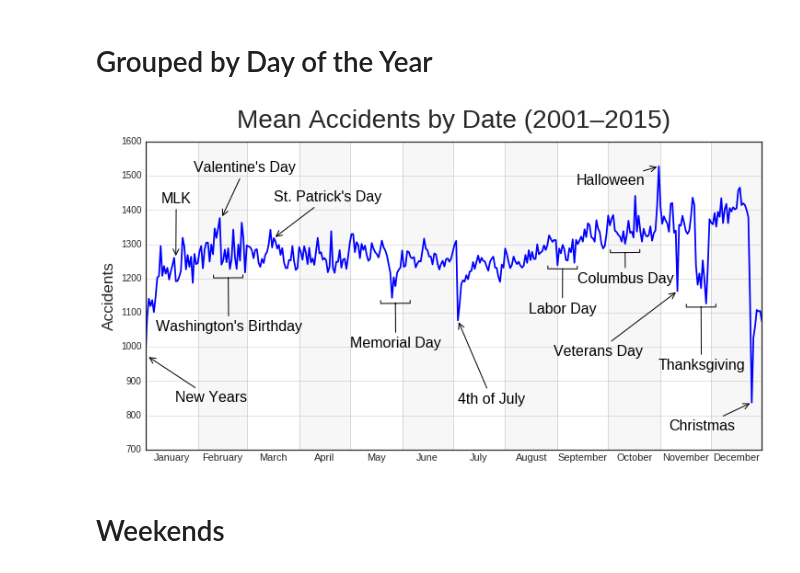
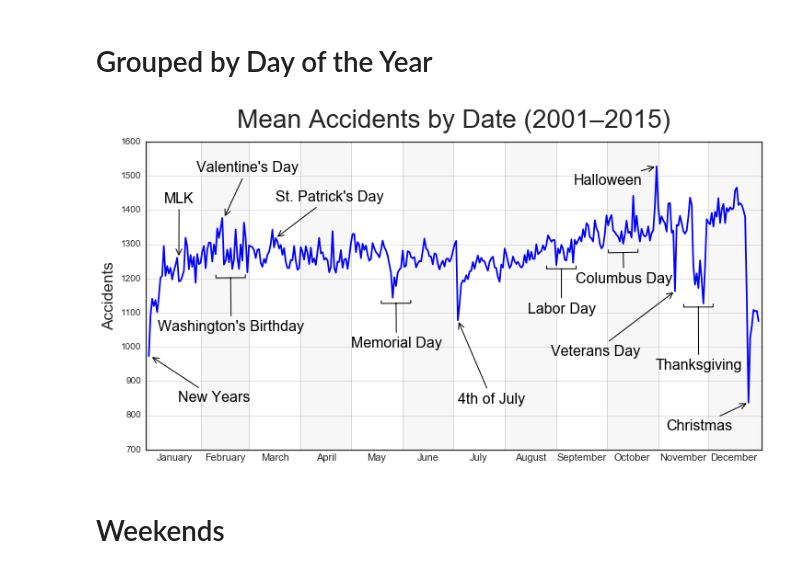
Before and after one commit to agude/agude.github.io, a Jupyter notebook: files/switrs_accidents_by_date/SWITRS Crash Dates.ipynb, the cells around one changed output. Saved outputs shown, nothing was run; the diff lists cells and outputs as text; code cells hidden in the pictures.

Commit message:
Tweak SWITRS date plot
Adjust the start and end of the plot so as not to obscure any of the
data points.

```diff
--- a/files/switrs_accidents_by_date/SWITRS Crash Dates.ipynb
+++ b/files/switrs_accidents_by_date/SWITRS Crash Dates.ipynb
@@ -161,6 +161,7 @@ ax = mean_crashes[CRASH_COL].plot(
 
 # Set Y Range and grid
 ax.set_ylim([700, 1600])
+ax.set_xlim([-2, 367])  # Avoid hiding the start/end points
 ax.grid()
 
 # Set axis labels
@@ -177,34 +178,34 @@ ax.set_xticklabels([])
 ax.set_xticks(minor_x, minor=True)
 ax.set_xticklabels(labels, minor=True, size=11)
 
 # Shade every other month
 for i in range(0, len(major_x)-1, 2):
     start = major_x[i+1]
     end = major_x[i+2]
     ax.axvspan(start, end, color="black", alpha=0.03)
 
 # Federal Holidays
 annotate_year(mean_crashes, ax, 1, 1, "New Years", (30, -50))
 annotate_year(mean_crashes, ax, 1, 18, "MLK", (-16, 60))
 annotate_year(mean_crashes, ax, 2, 18, "Washington's Birthday", (-79, -60), (0, -40), arrowstyle="-[")
 annotate_year(mean_crashes, ax, 5, 28, "Memorial Day", (-49, -50), (0, -45), arrowstyle="-[")
 annotate_year(mean_crashes, ax, 7, 4, "4th of July", (0, -90))
 annotate_year(mean_crashes, ax, 9, 4, "Labor Day", (-37, -50), (0, -65), arrowstyle="-[")
 annotate_year(mean_crashes, ax, 10, 11, "Columbus Day", (-52, -35), (0, -20), arrowstyle="-[")
 annotate_year(mean_crashes, ax, 11, 11, "Veterans Day", (-135, -70))
 annotate_year(mean_crashes, ax, 11, 25, "Thanksgiving", (-47, -70), (0, -50), arrowstyle="-[")
 annotate_year(mean_crashes, ax, 12, 25, "Christmas", (-90, -30))
 
 # Other Holidays
 annotate_year(mean_crashes, ax, 10, 31, "Halloween", (-90, -20))
 annotate_year(mean_crashes, ax, 2, 14, "Valentine's Day", (-30, 50))
 annotate_year(mean_crashes, ax, 3, 17, "St. Patrick's Day", (0, 40))
 
 plt.savefig("/tmp/mean_accidents_by_date.svg", bbox_inches='tight')
 plt.savefig("/tmp/mean_accidents_by_date.png", bbox_inches='tight')
 plt.show()
 # %% [output]
-[figure, old version]
+[figure, new version]
 # %% [markdown]
 # Weekends
 # %%
```
Also changed, not shown: parts of 1 cell of this notebook, 1 other file.
